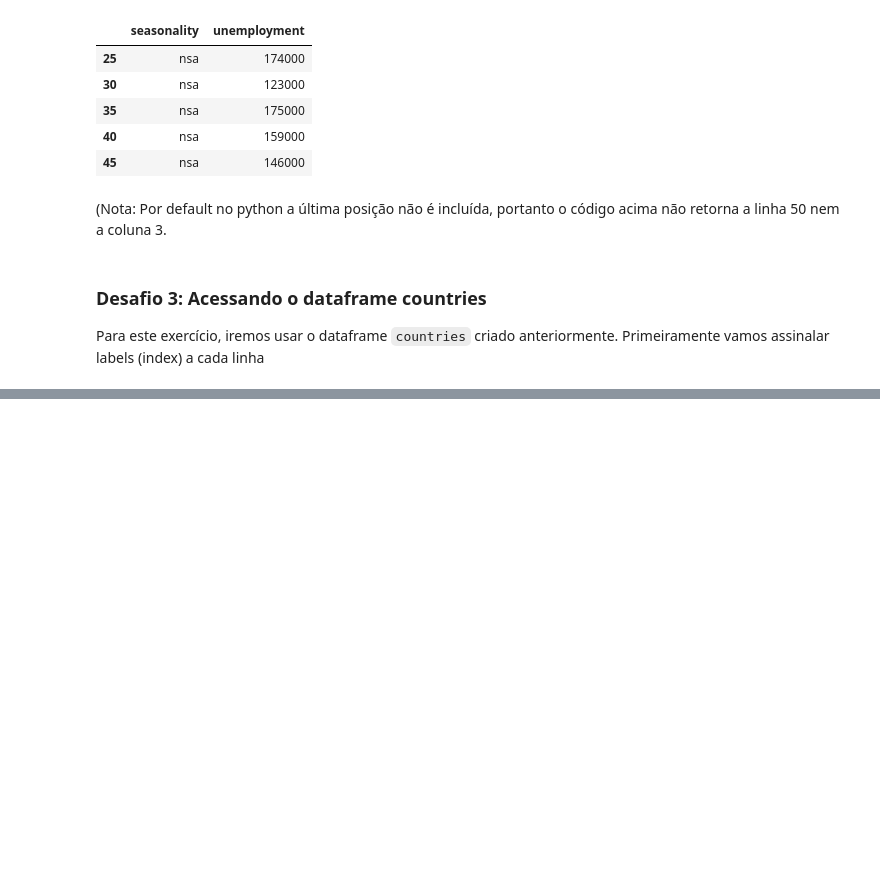
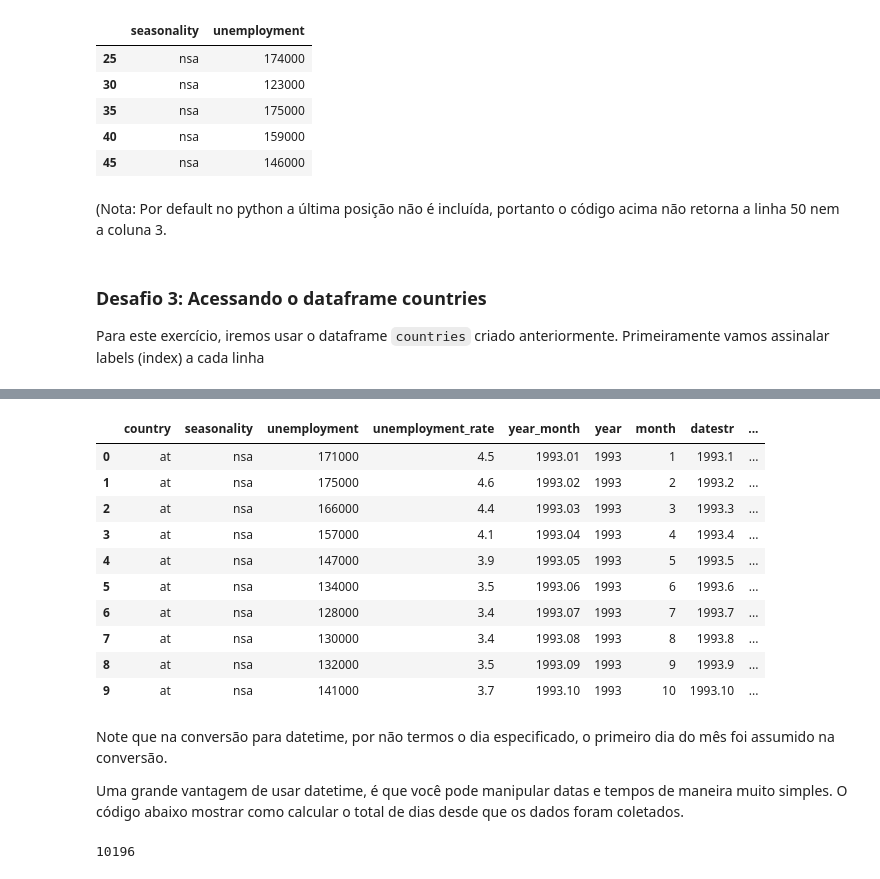
Before and after one commit to andrebittencourt/codenation_descriptive_statistics, a Jupyter notebook: analysis/intro_pandas.ipynb, the cells around one changed output, grey strips where cells are left out. Cells and saved outputs as stored; diff of their text form; code cells hidden in the pictures; blank space fills up the shorter version.

```diff
--- a/analysis/intro_pandas.ipynb
+++ b/analysis/intro_pandas.ipynb
@@ -376,0 +276,27 @@ So far, our `DataFrame` is organized in a reasonable way. But, we know we can do
+# %%
+# vamos primeiro transformar de float para str
+unemployment['datestr'] = unemployment['year'].astype(str) + '.' + unemployment['month'].astype(str) # essa linha concatena strings
+# e após, aplicar o método to_datetime do pandas
+unemployment['datetime'] = pd.to_datetime(unemployment['datestr'], format = '%Y.%m')
+unemployment.head(10)
+# %% [output]
+|  | country | seasonality | unemployment | unemployment_rate | year_month | year | month | datestr | ... |
+| 0 | at | nsa | 171000 | 4.5 | 1993.01 | 1993 | 1 | 1993.1 | ... |
+| 1 | at | nsa | 175000 | 4.6 | 1993.02 | 1993 | 2 | 1993.2 | ... |
+| 2 | at | nsa | 166000 | 4.4 | 1993.03 | 1993 | 3 | 1993.3 | ... |
+| 3 | at | nsa | 157000 | 4.1 | 1993.04 | 1993 | 4 | 1993.4 | ... |
+| 4 | at | nsa | 147000 | 3.9 | 1993.05 | 1993 | 5 | 1993.5 | ... |
+| 5 | at | nsa | 134000 | 3.5 | 1993.06 | 1993 | 6 | 1993.6 | ... |
+| 6 | at | nsa | 128000 | 3.4 | 1993.07 | 1993 | 7 | 1993.7 | ... |
+| 7 | at | nsa | 130000 | 3.4 | 1993.08 | 1993 | 8 | 1993.8 | ... |
+| 8 | at | nsa | 132000 | 3.5 | 1993.09 | 1993 | 9 | 1993.9 | ... |
+| 9 | at | nsa | 141000 | 3.7 | 1993.10 | 1993 | 10 | 1993.10 | ... |
+# %% [markdown]
+Note que na conversão para datetime, por não termos o dia especificado, o primeiro dia do mês foi assumido na conversão.
+
+Uma grande vantagem de usar datetime, é que você pode manipular datas e tempos de maneira muito simples. O código abaixo mostrar como calcular o total de dias desde que os dados foram coletados.
+# %%
+total_time = unemployment['datetime'].max() - unemployment['datetime'].min()
+total_time.days
+# %% [output]
+10196
```
Also changed, not shown: parts of 171 cells of this notebook.
